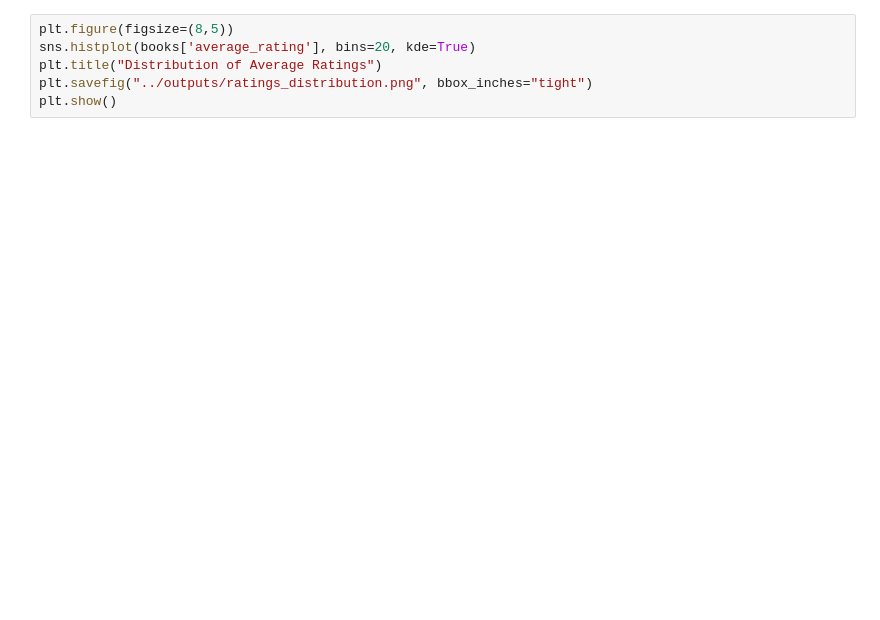
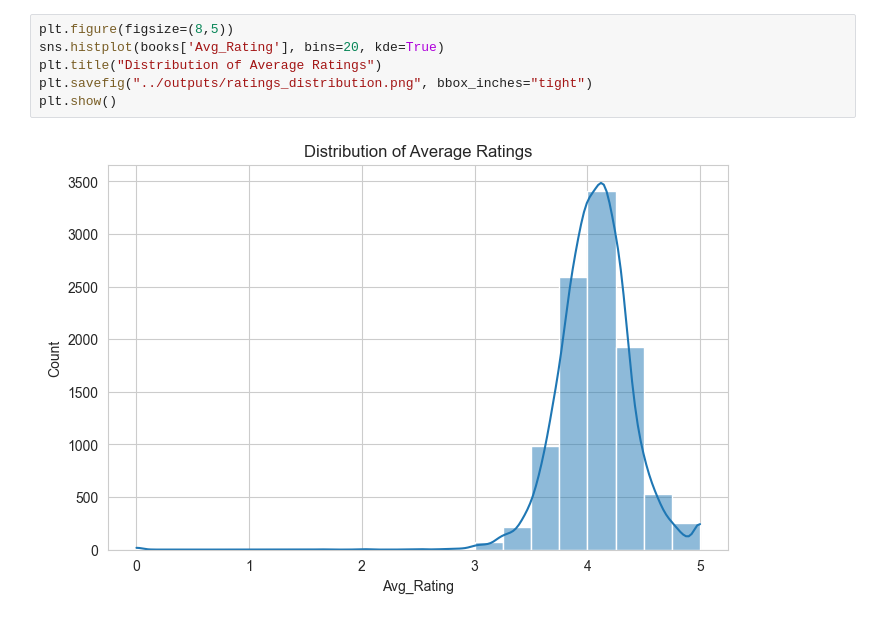
Before and after one commit to Gitanjali1909/Book-Recommendation-system, a Jupyter notebook: notebooks/eda.ipynb, the cells around one changed output. Saved outputs shown, nothing was run; the diff lists cells and outputs as text; blank space fills up the shorter version.

```diff
--- a/notebooks/eda.ipynb
+++ b/notebooks/eda.ipynb
@@ -17,8 +62,10 @@ books.isnull().sum()
 # %%
 plt.figure(figsize=(8,5))
-sns.histplot(books['average_rating'], bins=20, kde=True)
+sns.histplot(books['Avg_Rating'], bins=20, kde=True)
 plt.title("Distribution of Average Ratings")
 plt.savefig("../outputs/ratings_distribution.png", bbox_inches="tight")
 plt.show()
+# %% [output]
+[figure, added]
 # %%
 genre_list = []
```
Also changed, not shown: parts of 8 cells of this notebook.
